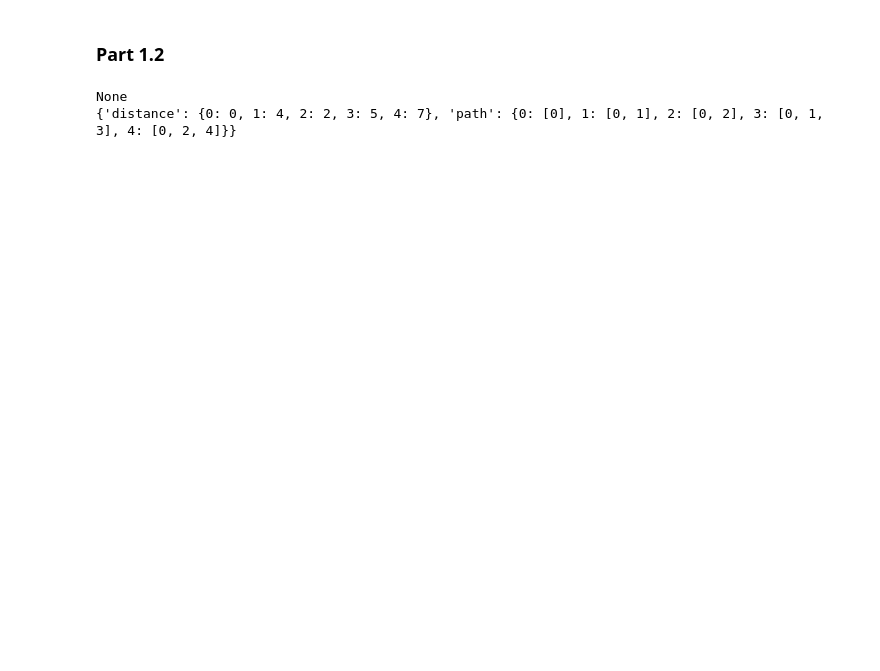
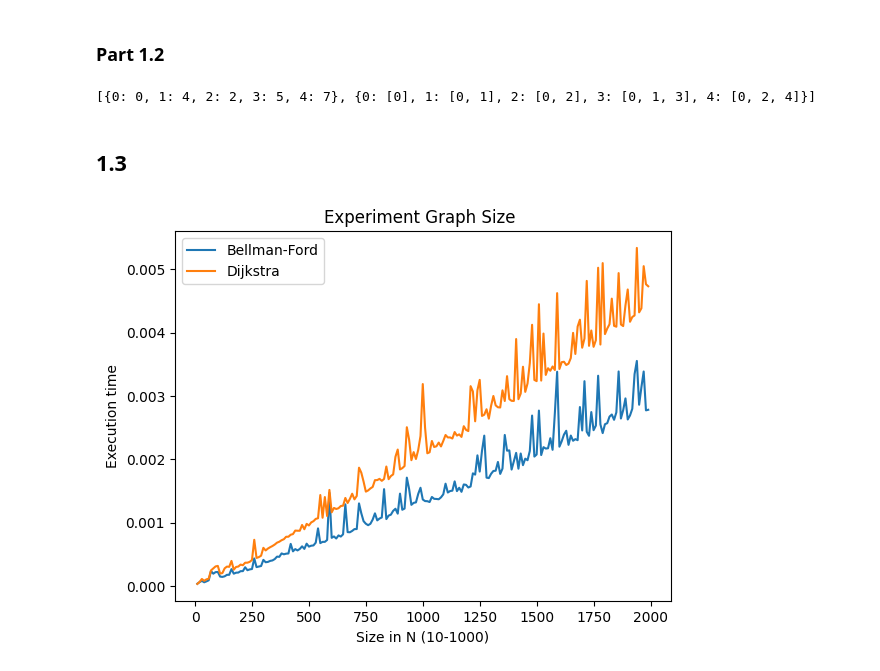
Before and after one commit to Faizanm0389/2XC3-GROUP, a Jupyter notebook: FinalProject/Part1.ipynb, the cells around one changed output. Cells and saved outputs as stored; diff of their text form; code cells hidden in the pictures; blank space fills up the shorter version.

```diff
--- a/FinalProject/Part1.ipynb
+++ b/FinalProject/Part1.ipynb
@@ -18,12 +18,14 @@ class WeightedGraph:
             self.graph[dst].append(src)
             self.weights[(src, dst)] = weight
             self.weights[(dst, src)] = weight
+            if (dst, src) not in self.weights:
+                self.weights[(dst, src)] = weight
 
     def get_graph(self):
         return self.graph
 
     def get_size(self):
-        return len(self.graph)  # Corrected method to get the number of nodes
+        return len(self.graph)
 
 def initialize_distances_and_paths(graph, source):
     distances = {}
@@ -101,19 +103,8 @@ def bellman_ford_k_relaxations(g, s, k):
                 if distances[v] > distances[u] + g.weights[(u, v)]:
                     return None
 
-    return {'distance': distances, 'path': paths}
+    return [distances,paths]
 # %%
-# Example usage
-graph = WeightedGraph(5)
-graph.add_edge(0, 1, 4)
-graph.add_edge(0, 2, 2)
-graph.add_edge(1, 2, 3)
-graph.add_edge(1, 3, 1)
-graph.add_edge(2, 4, 5)
-graph.add_edge(3, 4, -7)  # Introduce a negative cycle
-
-result = bellman_ford_k_relaxations(graph, 0, 2)  # Find shortest paths with at most 2 relaxations per node
-print(result)  # Output: None (negative cycle detected)
 
 graph = WeightedGraph(5)
 graph.add_edge(0, 1, 4)
@@ -123,8 +114,9 @@ graph.add_edge(1, 3, 1)
 graph.add_edge(2, 4, 5)
 graph.add_edge(3, 4, 7)
 
-result = bellman_ford_k_relaxations(graph, 0, 3)
+result = bellman_ford_k_relaxations(graph, 0, 5)
 print(result)
 # %% [output]
-None
-{'distance': {0: 0, 1: 4, 2: 2, 3: 5, 4: 7}, 'path': {0: [0], 1: [0, 1], 2: [0, 2], 3: [0, 1, 3], 4: [0, 2, 4]}}
+[{0: 0, 1: 4, 2: 2, 3: 5, 4: 7}, {0: [0], 1: [0, 1], 2: [0, 2], 3: [0, 1, 3], 4: [0, 2, 4]}]
+# %% [markdown]
+## 1.3
@@ -130,0 +155,38 @@ None
+# %%
+import timeit
+import matplotlib.pyplot as plt
+import numpy as np
+
+def experiment_graph_size():
+
+  bellman_time = []
+  dijkstra_time = []
+
+  for n in range(10, 2000, 10):
+    g1 = generate_connected_graph(n)
+    g2 = g1
+
+    # belman
+    start = timeit.default_timer()
+    bellman_ford_k_relaxations(g1, 0, n-1)
+    stop = timeit.default_timer()
+    bellman_time.append(stop - start)
+
+    # dijkst
+    start = timeit.default_timer()
+    dijkstra_k_relaxations(g2, 0, n-1)
+    stop = timeit.default_timer()
+    dijkstra_time.append(stop - start)
+
+
+  plt.plot(np.arange(10, 2000, 10), bellman_time, label='Bellman-Ford')
+  plt.plot(np.arange(10, 2000, 10), dijkstra_time, label='Dijkstra')
+  plt.xlabel('Size in N (10-1000)')
+  plt.ylabel('Execution time')
+  plt.title('Experiment Graph Size ')
+  plt.legend()
+  plt.show()
+
+experiment_graph_size()
+# %% [output]
+[figure, added]
```
Also changed, not shown: parts of 6 cells of this notebook.
